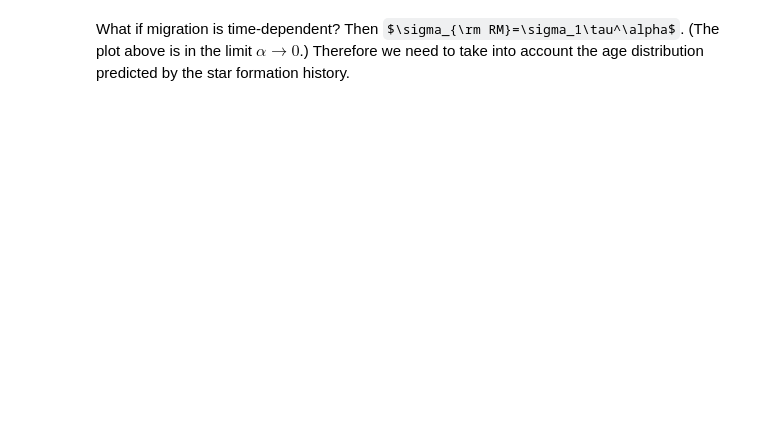
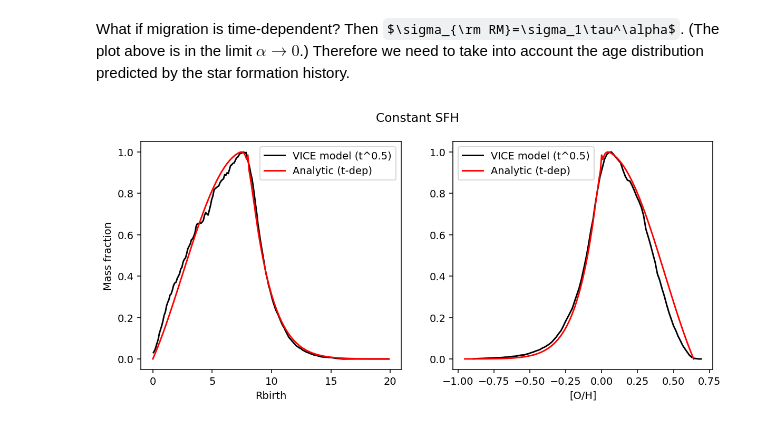
Before and after one commit to lodubay/abeona, a Jupyter notebook: src/scripts/migration_strength.ipynb, the cells around one changed output. Saved outputs shown, nothing was run; the diff lists cells and outputs as text; code cells hidden in the pictures; some formulas as TeX source; blank space fills up the shorter version.

Commit message:
add time-dependent migration

```diff
--- a/src/scripts/migration_strength.ipynb
+++ b/src/scripts/migration_strength.ipynb
@@ -288,2 +302,61 @@ plt.show()
 # %% [markdown]
 What if migration is time-dependent? Then $\sigma_{\rm RM}=\sigma_1\tau^\alpha$. (The plot above is in the limit $\alpha\to0$.) Therefore we need to take into account the age distribution predicted by the star formation history.
+# %%
+fig, axs = plt.subplots(1, 2, figsize=(10, 4), dpi=140)
+
+# VICE output
+nbins = 100
+xlim = (-0.9, 0.7)
+smoothing = 0.1
+
+subset = mzs036.region(galr_lim=(7.5, 8.5), absz_lim=(0, 0.5))
+drdf, bin_edges = subset.mdf('galr_origin', bins=np.arange(0, 20, 0.1),
+                            smoothing=1, density=True)
+axs[0].plot(get_bin_centers(bin_edges), drdf / np.max(drdf), color='k',
+            label='VICE model (t^0.5)')
+mdf, bin_edges = subset.mdf('[o/h]', range=xlim, bins=nbins,
+                            smoothing=smoothing, density=True)
+axs[1].plot(get_bin_centers(bin_edges), mdf / np.max(mdf), color='k',
+            label='VICE model (t^0.5)')
+
+# time-dependent sigmaRM; universal tauSFH
+Rfinal = 8.
+alphaRM = 0.5
+sigma1 = 3.6 / (8**alphaRM) # sigmaRM at t=1 Gyr
+gradOH = -0.08
+Rsun = 8.
+Rdisk = 2.5
+tau_sfh = 15
+t0 = 13.2
+
+dr = 0.1
+dt = 0.1
+Rbirth = np.arange(0, 20, dr)
+OHarr = gradOH * (Rbirth - Rsun)
+ages = np.arange(0, t0+dt, dt)
+
+RR = np.tile(Rbirth, (ages.shape[0], 1))
+TT = np.tile(ages[:, np.newaxis], (1, Rbirth.shape[0]))
+
+dNdR = Rbirth * Rdisk**-2 * np.exp(-Rbirth / Rdisk)
+sigmaRM = sigma1 * TT ** alphaRM
+migr = (2*np.pi*sigmaRM**2)**-0.5 * np.exp(-(RR - Rfinal)**2 / (2*sigmaRM**2))
+# replace migration at 0 age with delta function
+migr[0] = np.zeros(migr[0].shape)
+migr[0,int(Rfinal/dr)] = 1.
+# constant SFH
+agedist = np.ones(TT.shape) / (ages.shape[0] * dt)
+dN_dRbirth = dNdR * np.sum(migr * agedist * dt, axis=0)
+dN_dRbirth /= np.sum(dN_dRbirth * dr)
+axs[0].plot(Rbirth, dN_dRbirth / np.max(dN_dRbirth), 'r-', label='Analytic (t-dep)')
+axs[1].plot(OHarr, dN_dRbirth / np.max(dN_dRbirth), 'r-', label='Analytic (t-dep)')
+
+axs[0].set_xlabel('Rbirth')
+axs[1].set_xlabel('[O/H]')
+axs[0].set_ylabel('Mass fraction')
+axs[0].legend()
+axs[1].legend()
+fig.suptitle('Constant SFH')
+plt.show()
+# %% [output]
+[figure, added]
```
Also changed, not shown: parts of 4 cells of this notebook.
